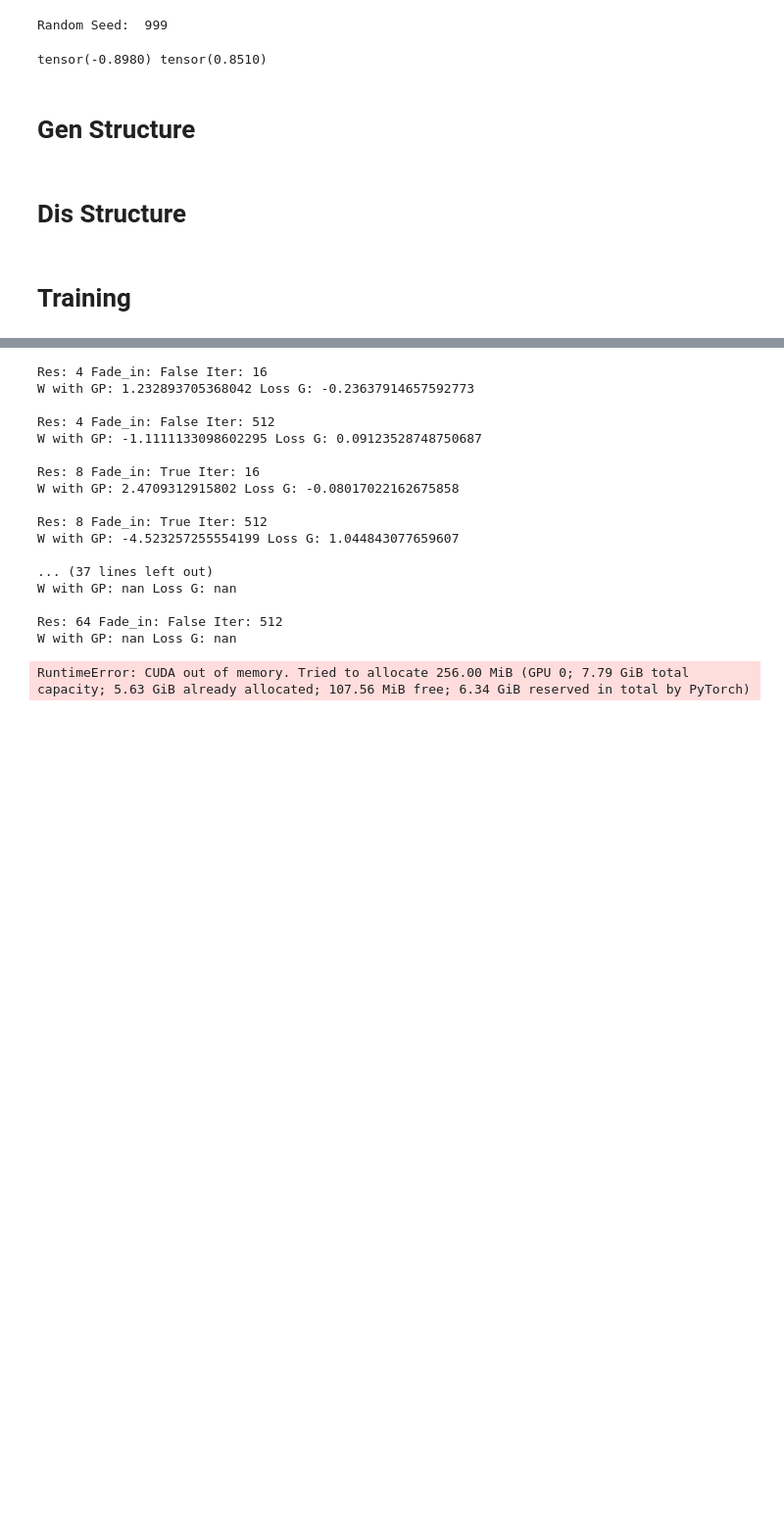
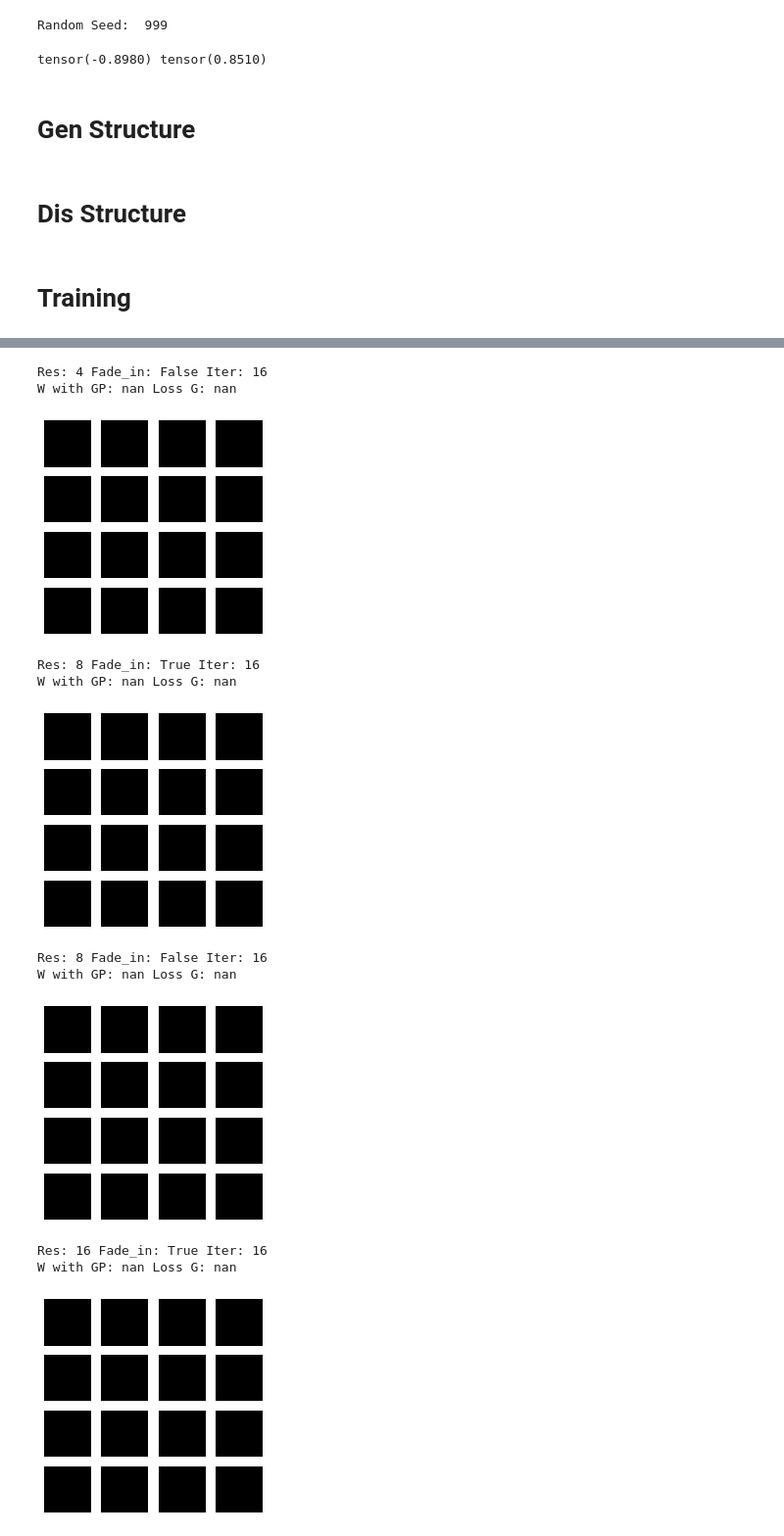
Before and after one commit to fhaltmayer/DeepL, a Jupyter notebook: ProGan/Progan-buildup.ipynb, the cells around one changed output, grey strips where cells are left out. Shown at 98% size. Saved outputs shown, nothing was run; the diff lists cells and outputs as text; code cells hidden in the pictures; blank space fills up the shorter version.

```diff
--- a/ProGan/Progan-buildup.ipynb
+++ b/ProGan/Progan-buildup.ipynb
@@ -56,7 +56,7 @@ lambda_gp = 10
 
 d_ratio = 1
 
-img_batch_size = [(4,16),(8,16),(16,16),(32,16)]#(64,16),(128,16)]
+img_batch_size = [(4,16),(8,16),(16,16),(32,16),(64,16)]#,(128,16)]
 
 
 
@@ -456,17 +440,18 @@ def training():
 
 
     # Setup Adam optimizers for both G and D
-    optimizerD = optim.Adam(netD.parameters(), lr=lr, betas=(beta1, 0.999))
-    optimizerG = optim.Adam(netG.parameters(), lr=lr, betas=(beta1, 0.999))
+    optimizerD = optim.Adam(netD.parameters(), lr=0.001, betas=(0, 0.99))
+    optimizerG = optim.Adam(netG.parameters(), lr=0.001, betas=(0, 0.99))
 
 
     training = True
     current_data = 0
     res = 4
     fade_in = False
+    epoch = 0
 
     while(training):
-        steps = 550
+        steps = 800000
         loader = iter(data_loaders[current_data])
         count = 0
 
@@ -541,48 +526,68 @@ def training():
             output = netD(fake_imgs, alpha=alpha, res=res).squeeze()
             loss_G = -torch.mean(output)
             loss_G.backward()
 
             optimizerG.step()
 
 #             Training Stats
 
             count += mini_batch
-            if count %500 <= mini_batch:
+            if count %10000 <= mini_batch:
                 print("Res:", res, "Fade_in:", fade_in, "Iter:",count)
                 print("W with GP:", loss_D.item(),  "Loss G:", loss_G.item())
 #                 print("Loss real:", loss_real.item(), "Loss Fake:", loss_fake.item())
                 print()
+                fixed_noise = torch.randn(256, nz, device=device)
+                with torch.no_grad():
+                    guess = netG(fixed_noise, res = res, alpha=-1)
+                    guess = guess.cpu()
+                #     guess = next(iter(data_loaders[0]))[0]
+                #     print(guess[0].shape)
+                    old_min = torch.min(guess)
+                    old_max = torch.max(guess)
+                    old_range = old_max - old_min
+                    new_range = 1 - 0
+                    guess = (((guess - old_min)*new_range)/ old_range) + 0
+                #     guess = guess.float()
+#                     print(guess.shape, torch.min(guess), torch.max(guess))
+                #     guess = ((guess *.5 ) + .5)
+                    guess = guess.permute(0,2,3,1)
+#                     print(guess.shape, torch.min(guess[0]), torch.max(guess[0]))
+
+
+                    fig = plt.figure(figsize=(4,4))
+                    for i in range(16):
+                        plt.subplot(4, 4, i+1)
+                        plt.imshow(guess[i, :, :])
+                        plt.axis('off')
+                    path = "Epoch: " + str(epoch) + " training_step: " + str(count) + ".png"
+                    plt.savefig(path, dpi=300)
+                    plt.show()
 
 
         if fade_in == False:
             fade_in = True
             current_data += 1
             if current_data == len(data_loaders):
                 training= False
             res = res * 2
         else:
             fade_in = False
-
+        epoch += 1
 
 
 
 training()
 # %% [output]
 Res: 4 Fade_in: False Iter: 16
-W with GP: 1.232893705368042 Loss G: -0.23637914657592773
-
-Res: 4 Fade_in: False Iter: 512
-W with GP: -1.1111133098602295 Loss G: 0.09123528748750687
-
-Res: 8 Fade_in: True Iter: 16
-W with GP: 2.4709312915802 Loss G: -0.08017022162675858
-
-Res: 8 Fade_in: True Iter: 512
-W with GP: -4.523257255554199 Loss G: 1.044843077659607
-
-... (37 lines left out)
 W with GP: nan Loss G: nan
-
-Res: 64 Fade_in: False Iter: 512
-W with GP: nan Loss G: nan
+[figure, added]
-RuntimeError: CUDA out of memory. Tried to allocate 256.00 MiB (GPU 0; 7.79 GiB total capacity; 5.63 GiB already allocated; 107.56 MiB free; 6.34 GiB reserved in total by PyTorch)
+Res: 8 Fade_in: True Iter: 16
+W with GP: nan Loss G: nan
+[figure, added]
+Res: 8 Fade_in: False Iter: 16
+W with GP: nan Loss G: nan
+[figure, added]
+Res: 16 Fade_in: True Iter: 16
+W with GP: nan Loss G: nan
+[figure, added]
```
Also changed, not shown: parts of 5 cells of this notebook.
